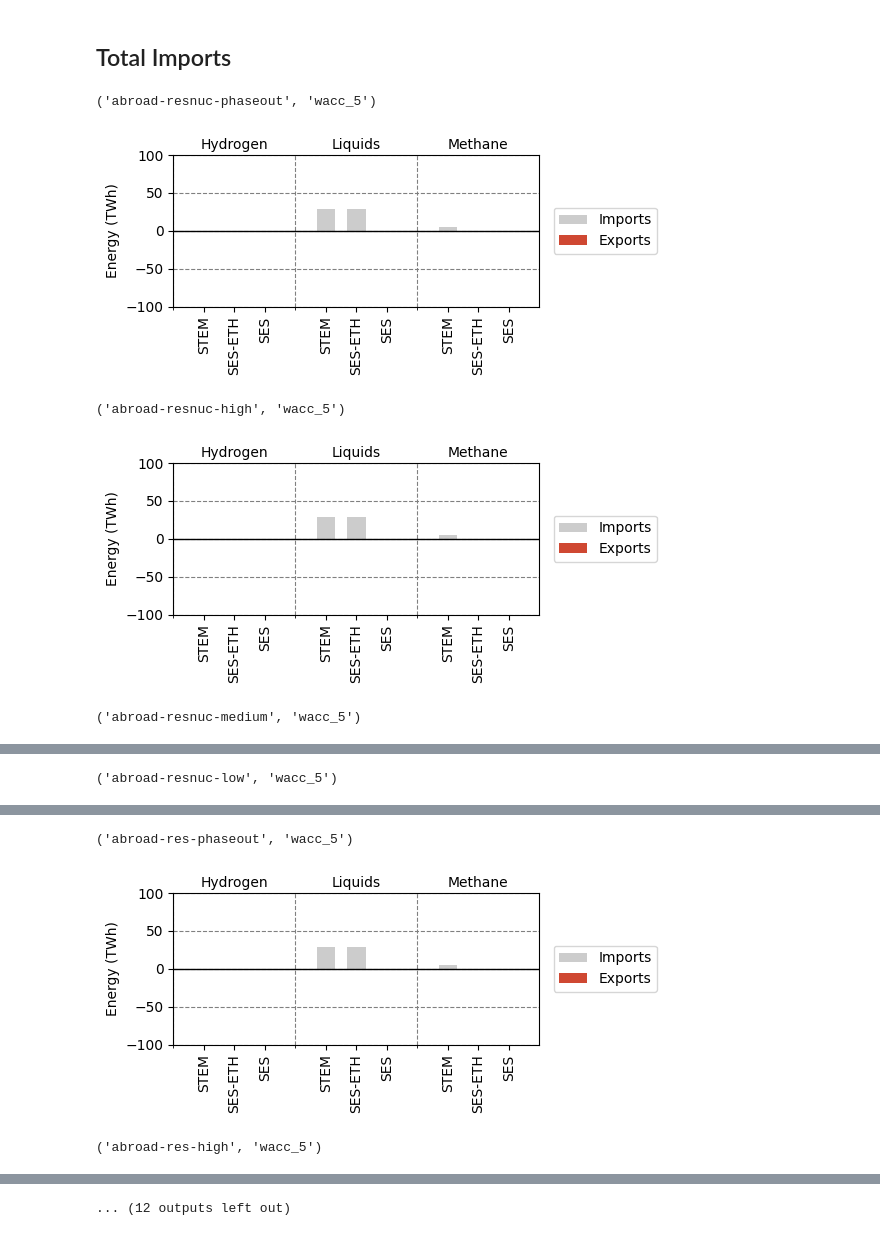
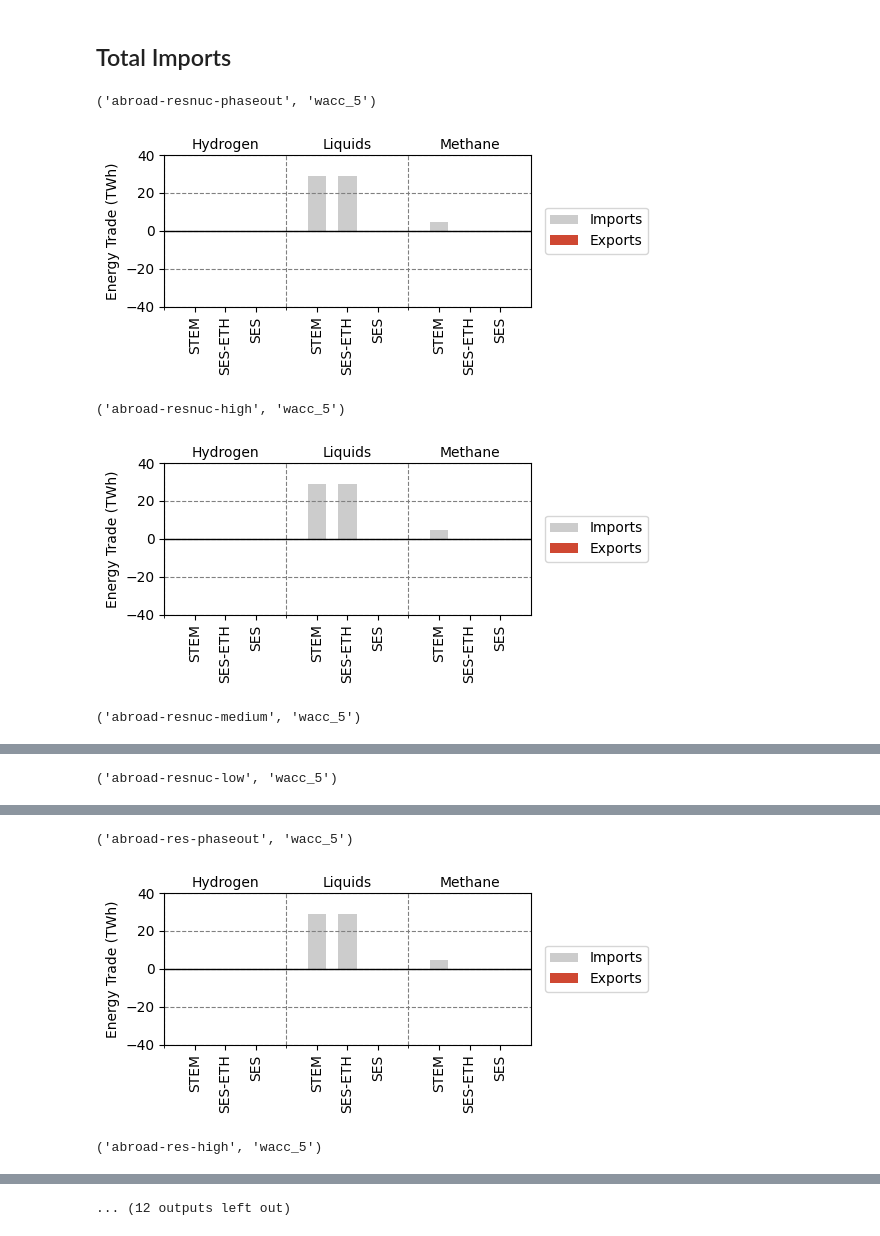
Before and after one commit to rebeccalordan-perret/plots-model-comparison, a Jupyter notebook: cross_comparison_colab.ipynb, the cells around one changed output, grey strips where cells are left out. Cells and saved outputs as stored; diff of their text form; code cells hidden in the pictures.

```diff
--- a/cross_comparison_colab.ipynb
+++ b/cross_comparison_colab.ipynb
@@ -1419,7 +1528,7 @@ def plot_seasonal_trade_with_panels(
 ):
   """Generated with LLM, then tuned manually"""
 
-  variants = ["Low cost", "Medium cost", "High cost", "Phase-out"]
+  variants = ["Low Cost", "Medium Cost", "High Cost", "Phase-Out"]
   models = ["STEM", "SES-ETH", "SES", "Nexus-e"]
   seasons = ["summer", "winter"]
 
@@ -1443,7 +1552,7 @@ def plot_seasonal_trade_with_panels(
   # Colors
   color_import = "#cccccc"
   color_export = "#CF4832"
-  color_net = "#FFA600"
+  color_net = "black"
   edge_color = "black"
 
   # Configuration
@@ -1481,7 +1590,7 @@ def plot_seasonal_trade_with_panels(
       ax.bar(x_positions, y_imports, color=color_import, width=bar_width, bottom=0, linewidth=0.5)
 
       # --- Net Markers ---
-      ax.scatter(x_positions, y_net, color=color_net, marker="*", s=80, zorder=10)
+      ax.scatter(x_positions, y_net, color=color_net, marker="_", s=80, zorder=10)
 
       # --- Axis Formatting ---
       ax.set_xticks(x_positions)
@@ -1555,7 +1664,7 @@ def plot_seasonal_trade_with_panels(
       handles = [
           Patch(facecolor=color_import, label='Imports'),
           Patch(facecolor=color_export, label='Exports'),
-          plt.Line2D([0], [0], marker='*', linestyle= "", color='#FFA600', markersize=10, label='Net')
+          plt.Line2D([0], [0], marker='_', linestyle= "", color='black', markersize=10, label='Net')
       ]
       labels = ['Imports', 'Exports', 'Net']
 
@@ -1596,13 +1705,13 @@ def get_seasonal_trade(
 
   def rename_scenario(scenario: str) -> str:
     if "-low" in scenario:
-      output = "Low cost"
+      output = "Low Cost"
     elif "-medium" in scenario:
-      output = "Medium cost"
+      output = "Medium Cost"
     elif "-high" in scenario:
-      output = "High cost"
+      output = "High Cost"
     elif "-phaseout" in scenario:
-      output = "Phase-out"
+      output = "Phase-Out"
     else:
       output = scenario
     return output
@@ -1630,8 +1739,8 @@ for wacc in [5, 8]:
     plot_seasonal_trade_with_panels(
         data=seasonal_trade,
         title=f"WACC {wacc}%",
-        y_lim=50,
-        y_step=25
+        y_lim=35,
+        y_step=10
     )
 # %% [output]
 res
@@ -1649,7 +1758,7 @@ nores
 # %% [markdown]
 ## Total Imports
 # %%
-## Total Imports
+## Total Imports 5% WACC
 fileName = 'total_imports'
 year = 2050
 signedVarByFuel = {
@@ -1684,36 +1793,36 @@ scenario_list=[
     ('abroad-nores-high','wacc_5'),
     ('abroad-nores-medium','wacc_5'),
     ('abroad-nores-low','wacc_5')
 
     ]
 
 listModels = cross_plots.modelsid
 
 for scenario in scenario_list:
     print(scenario)
     cross_plots.plotBarVerticalSignedFuels(
       listModelsid=['ses', 'seseth', 'stem'],
       scenario=scenario,
       signedVarByFuel=signedVarByFuel,
       year=2050,
       scale=1,
-      label="Energy (TWh)",
-      ylim=(-100, 100),
+      label="Energy Trade (TWh)",
+      ylim=(-40, 40),
       fileName=fileName+'_'+scenario[0],
       group_by="fuel",
       multi=False,
       legend=True,
       #pos_legend=“upper right”,
       pos_legend={# This puts the legend outside-right for vertical plots
             "loc": "center left",
             "bbox_to_anchor": (1.02, 0.5),
             },
       width=12,
       height=5,
 )
 # %% [output]
 ('abroad-resnuc-phaseout', 'wacc_5')
-[figure, old version]
+[figure, new version]
 ('abroad-resnuc-high', 'wacc_5')
-[figure, old version]
+[figure, new version]
 ('abroad-resnuc-medium', 'wacc_5')
@@ -1723,3 +1832,3 @@ for scenario in scenario_list:
 ('abroad-res-phaseout', 'wacc_5')
-[figure, old version]
+[figure, new version]
 ('abroad-res-high', 'wacc_5')
```
Also changed, not shown: parts of 11 cells of this notebook.
